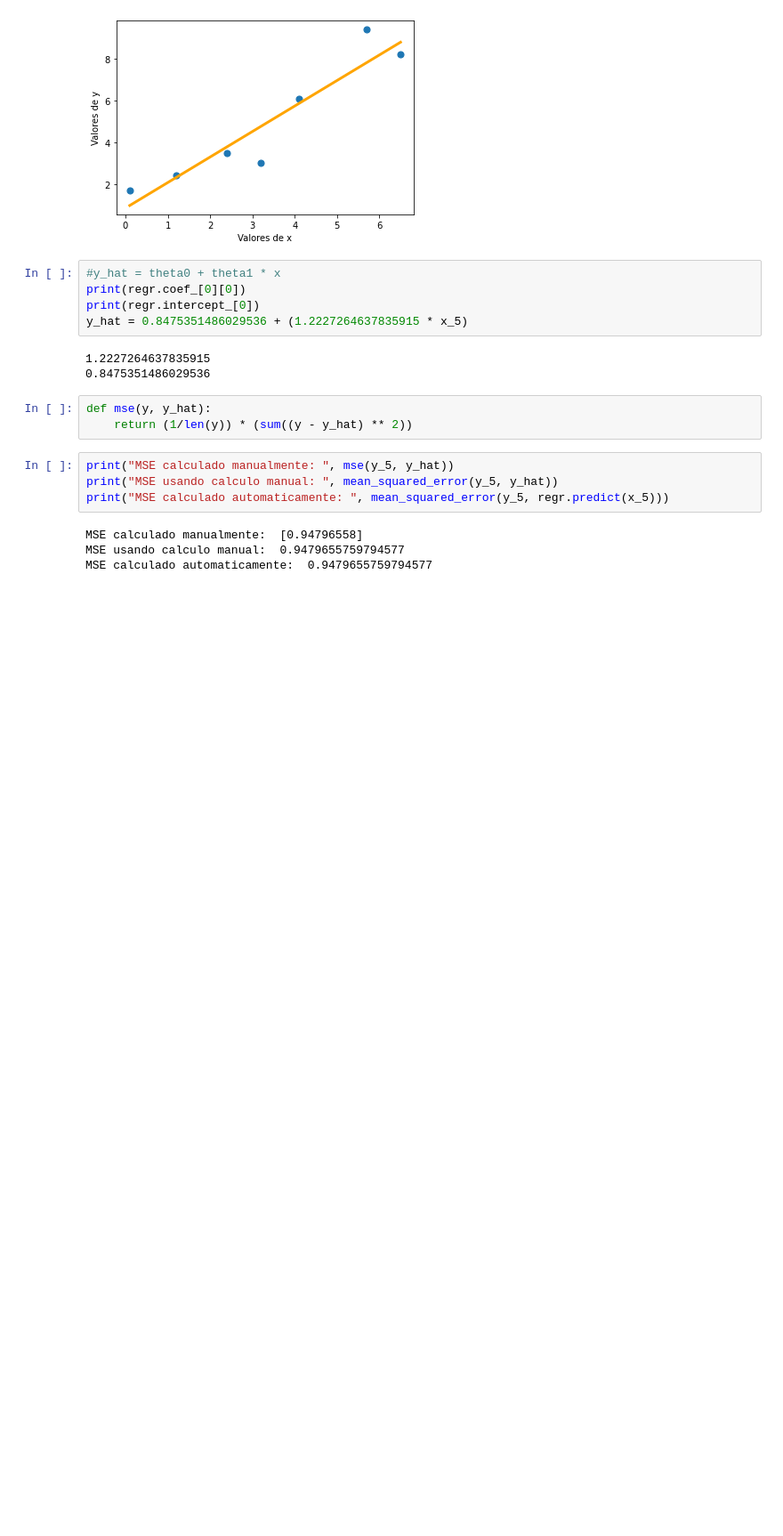
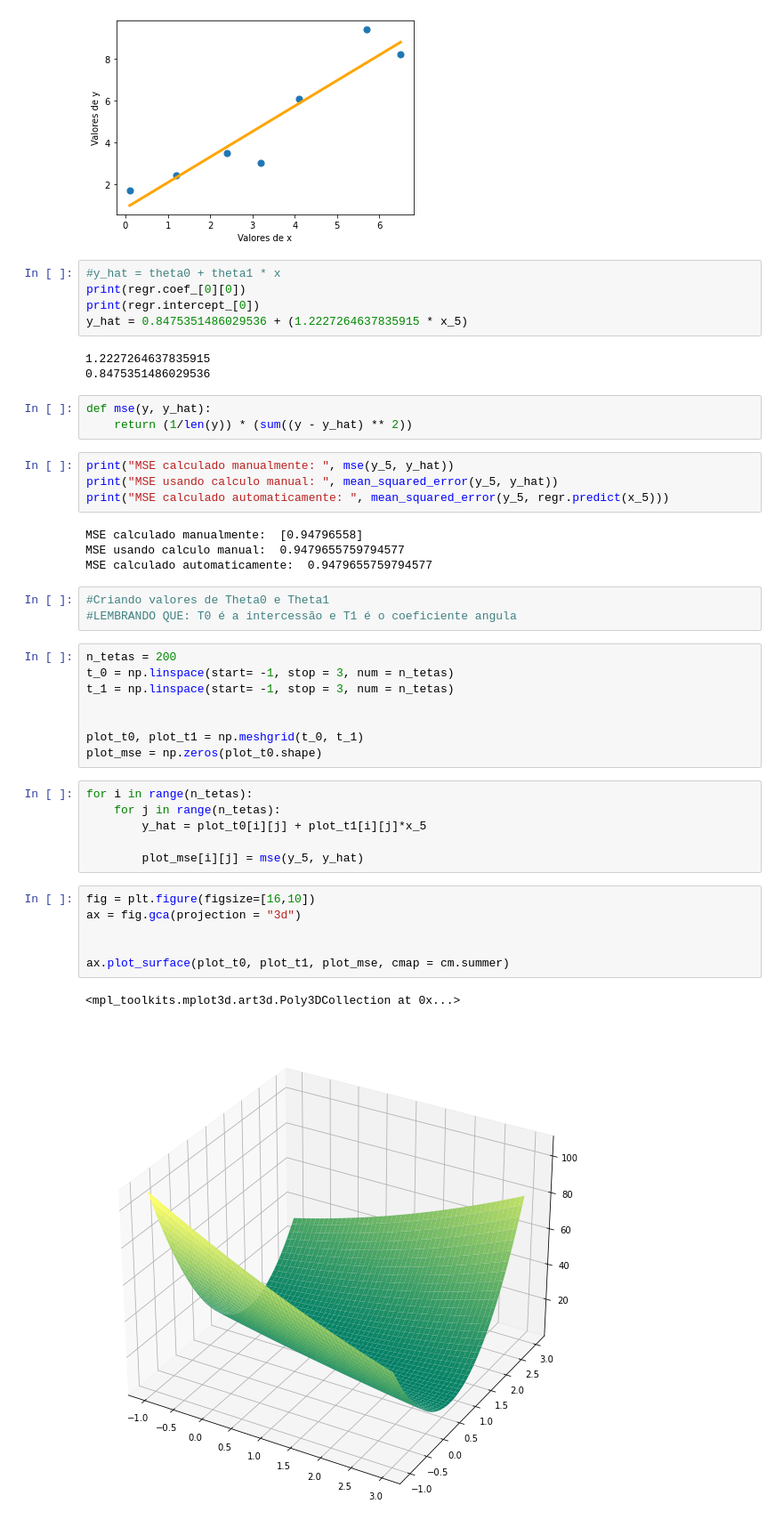
Before and after one commit to jhonatacaiob/Bootcamp-Data-Science, a Jupyter notebook: Secao-4/Grandient Descend.ipynb, the cells around one changed output. Shown at 89% size. Drawn from its saved outputs; the diff is of its cells as text; blank space fills up the shorter version.

```diff
--- a/Secao-4/Grandient Descend.ipynb
+++ b/Secao-4/Grandient Descend.ipynb
@@ -285,3 +285,29 @@ print("MSE calculado automaticamente: ", mean_squared_error(y_5, regr.predict(x_
 MSE calculado manualmente:  [0.94796558]
 MSE usando calculo manual:  0.9479655759794577
 MSE calculado automaticamente:  0.9479655759794577
+# %%
+#Criando valores de Theta0 e Theta1
+#LEMBRANDO QUE: T0 é a intercessão e T1 é o coeficiente angula
+# %%
+n_tetas = 200
+t_0 = np.linspace(start= -1, stop = 3, num = n_tetas)
+t_1 = np.linspace(start= -1, stop = 3, num = n_tetas)
+
+
+plot_t0, plot_t1 = np.meshgrid(t_0, t_1)
+plot_mse = np.zeros(plot_t0.shape)
+# %%
+for i in range(n_tetas):
+    for j in range(n_tetas):
+        y_hat = plot_t0[i][j] + plot_t1[i][j]*x_5
+
+        plot_mse[i][j] = mse(y_5, y_hat)
+# %%
+fig = plt.figure(figsize=[16,10])
+ax = fig.gca(projection = "3d")
+
+
+ax.plot_surface(plot_t0, plot_t1, plot_mse, cmap = cm.summer)
+# %% [output]
+<mpl_toolkits.mplot3d.art3d.Poly3DCollection at 0x...>
+[figure, added]
```
